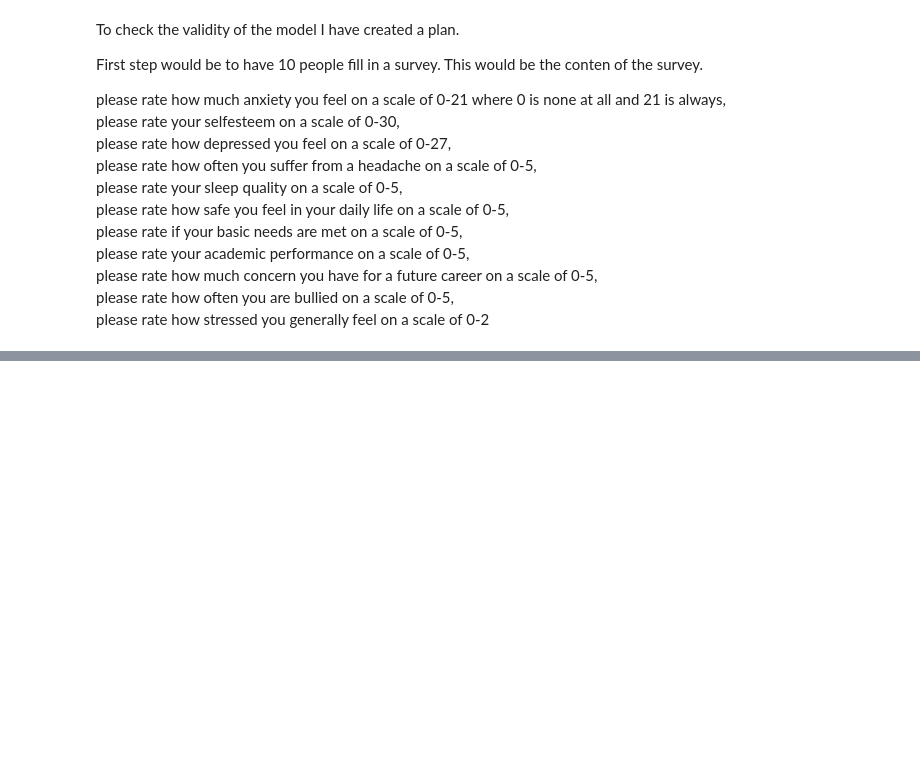
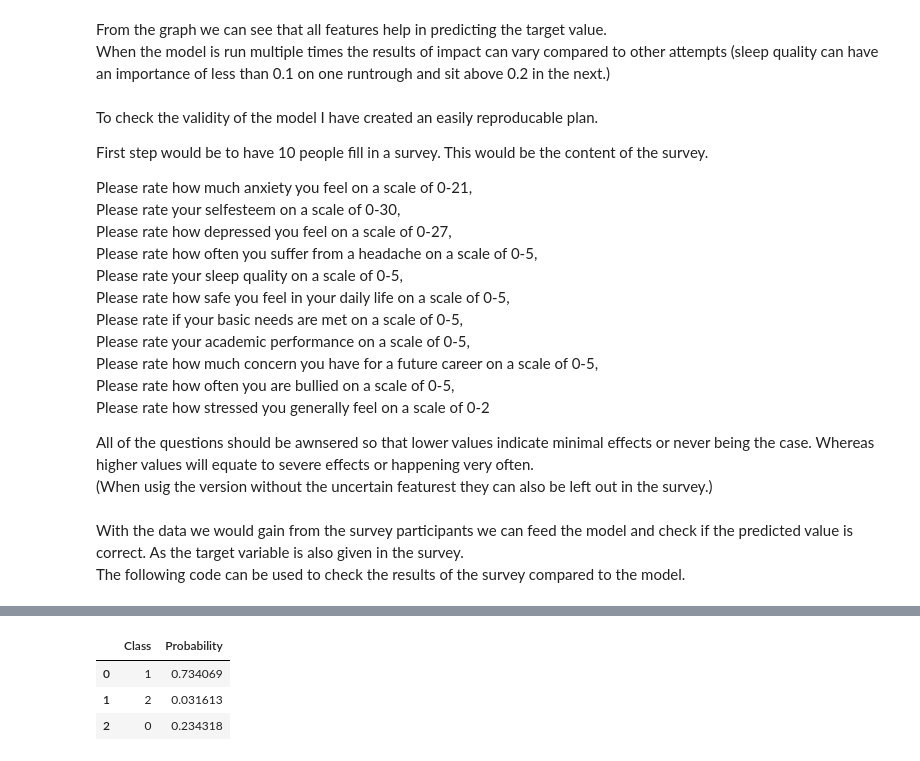
Before and after one commit to MrTheRat/Open_Program, a Jupyter notebook: stress prediction.ipynb, the cells around one changed output, grey strips where cells are left out. Saved outputs shown, nothing was run; the diff lists cells and outputs as text; code cells hidden in the pictures; blank space fills up the shorter version.

```diff
--- a/stress prediction.ipynb
+++ b/stress prediction.ipynb
@@ -275,17 +468,57 @@ as we can see from the plot above both the training and validation lines are ver
+# %% [markdown]
+From the graph we can see that all features help in predicting the target value.
+When the model is run multiple times the results of impact can vary compared to other attempts (sleep quality can have an importance of less than 0.1 on one runtrough and sit above 0.2 in the next.)
 # %% [markdown]
-To check the validity of the model I have created a plan.
+To check the validity of the model I have created an easily reproducable plan.
 
 First step would be to have 10 people fill in a survey.
-This would be the conten of the survey.
+This would be the content of the survey.
 
-please rate how much anxiety you feel on a scale of 0-21 where 0 is none at all and 21 is always,
-please rate your selfesteem on a scale of 0-30,
-please rate how depressed you feel on a scale of 0-27,
-please rate how often you suffer from a headache on a scale of 0-5,
-please rate your sleep quality on a scale of 0-5,
-please rate how safe you feel in your daily life on a scale of 0-5,
-please rate if your basic needs are met on a scale of 0-5,
-please rate your academic performance on a scale of 0-5,
-please rate how much concern you have for a future career on a scale of 0-5,
-please rate how often you are bullied on a scale of 0-5,
-please rate how stressed you generally feel on a scale of 0-2
+Please rate how much anxiety you feel on a scale of 0-21,
+Please rate your selfesteem on a scale of 0-30,
+Please rate how depressed you feel on a scale of 0-27,
+Please rate how often you suffer from a headache on a scale of 0-5,
+Please rate your sleep quality on a scale of 0-5,
+Please rate how safe you feel in your daily life on a scale of 0-5,
+Please rate if your basic needs are met on a scale of 0-5,
+Please rate your academic performance on a scale of 0-5,
+Please rate how much concern you have for a future career on a scale of 0-5,
+Please rate how often you are bullied on a scale of 0-5,
+Please rate how stressed you generally feel on a scale of 0-2
+
+All of the questions should be awnsered so that lower values indicate minimal effects or never being the case. Whereas higher values will equate to severe effects or happening very often.
+(When usig the version without the uncertain featurest they can also be left out in the survey.)
+# %% [markdown]
+With the data we would gain from the survey participants we can feed the model and check if the predicted value is correct. As the target variable is also given in the survey.
+The following code can be used to check the results of the survey compared to the model.
+# %%
+anxiety_level= 2            # Value of 0-21
+self_esteem= 2              # Value of 0-30
+depression= 2               # Value of 0-27
+headache= 1                 # Value of 0-5
+sleep_quality= 0            # Value of 0-5
+safety= 5                   # Value of 0-5
+basic_needs= 3              # Value of 0-5
+academic_performance= 2     # Value of 0-5
+future_career_concerns= 0   # Value of 0-5
+bullying= 1                 # Value of 0-5
+
+# Code without uncertain features
+# X_inference = pd.DataFrame([{'headache': headache, 'basic_needs': basic_needs,
+#                             'academic_performance': academic_performance, 'future_career_concerns': future_career_concerns}])
+
+# Code for all features
+X_inference = pd.DataFrame([{'anxiety_level': anxiety_level, 'self_esteem': self_esteem, 'depression': depression,
+                            'headache': headache, 'sleep_quality': sleep_quality, 'safety': safety,
+                            'basic_needs': basic_needs, 'academic_performance':academic_performance,
+                            'future_career_concerns':future_career_concerns, 'bullying': bullying}])
+
+# Scale the data
+X_inference = scaler.transform(X_inference)
+
+prediction = model.predict(X_inference)
+result = pd.DataFrame()
+result["Class"] = df["stress_level"].unique()
+result["Probability"] = prediction[0]
+result
+# %% [output]
@@ -291,0 +526,4 @@ please rate how stressed you generally feel on a scale of 0-2
+|  | Class | Probability |
+| 0 | 1 | 0.734069 |
+| 1 | 2 | 0.031613 |
+| 2 | 0 | 0.234318 |
```
Also changed, not shown: parts of 34 cells of this notebook.
